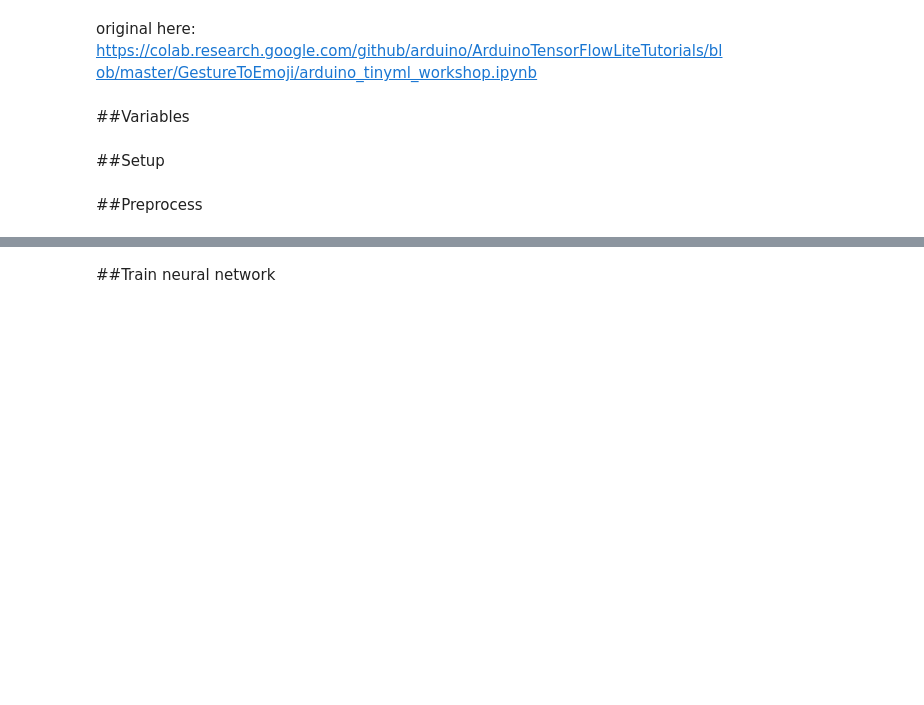
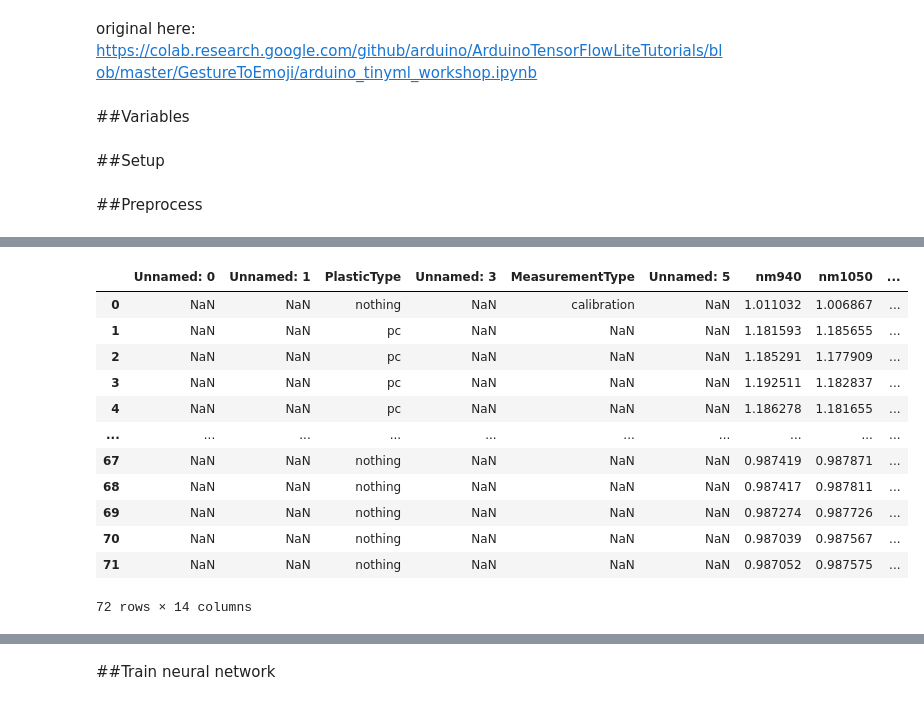
Before and after one commit to Plastic-Scanner/Handheld-Firmware, a Jupyter notebook: ML_esp32_DB2_3.ipynb, the cells around one changed output, grey strips where cells are left out. Cells and saved outputs as stored; diff of their text form; code cells hidden in the pictures; blank space fills up the shorter version.

```diff
--- a/ML_esp32_DB2_3.ipynb
+++ b/ML_esp32_DB2_3.ipynb
@@ -32,6 +54,6 @@ print(PLASTICTYPES)
 # %%
-plastics_to_train = ['PMMA','PS','PC','PET']
-df['PlasticType'] = df['PlasticType'].apply(lambda x: x if x in plastics_to_train else 'other')
+#plastics_to_train = ['pmma','ps','pc','pet']
+#df['PlasticType'] = df['PlasticType'].apply(lambda x: x if x in plastics_to_train else 'other')
 # %%
 PLASTICTYPES = df['PlasticType'].unique()
 print(PLASTICTYPES)
@@ -40,6 +62,20 @@ print(PLASTICTYPES)
 # %%
 #make a new dataframe called df_norm that devides the columns from 'nm940' to 'nm1720' of the original dataframe by the mean values of the columns from 'nm940' to 'nm1720' in the df2 dataframe
 # while keeping the columns untill 'DateTime' from the original dataframe
 df_norm = df
 df_norm.loc[:, 'nm940':'nm1720'] = df.loc[:, 'nm940':'nm1720'].div((df_ref.loc[:, 'nm940':'nm1720'].mean()))
-#df_norm
+df_norm
+# %% [output]
+|  | Unnamed: 0 | Unnamed: 1 | PlasticType | Unnamed: 3 | MeasurementType | Unnamed: 5 | nm940 | nm1050 | ... |
+| 0 | NaN | NaN | nothing | NaN | calibration | NaN | 1.011032 | 1.006867 | ... |
+| 1 | NaN | NaN | pc | NaN | NaN | NaN | 1.181593 | 1.185655 | ... |
+| 2 | NaN | NaN | pc | NaN | NaN | NaN | 1.185291 | 1.177909 | ... |
+| 3 | NaN | NaN | pc | NaN | NaN | NaN | 1.192511 | 1.182837 | ... |
+| 4 | NaN | NaN | pc | NaN | NaN | NaN | 1.186278 | 1.181655 | ... |
+| ... | ... | ... | ... | ... | ... | ... | ... | ... | ... |
+| 67 | NaN | NaN | nothing | NaN | NaN | NaN | 0.987419 | 0.987871 | ... |
+| 68 | NaN | NaN | nothing | NaN | NaN | NaN | 0.987417 | 0.987811 | ... |
+| 69 | NaN | NaN | nothing | NaN | NaN | NaN | 0.987274 | 0.987726 | ... |
+| 70 | NaN | NaN | nothing | NaN | NaN | NaN | 0.987039 | 0.987567 | ... |
+| 71 | NaN | NaN | nothing | NaN | NaN | NaN | 0.987052 | 0.987575 | ... |
+72 rows × 14 columns
```
Also changed, not shown: parts of 27 cells of this notebook.
